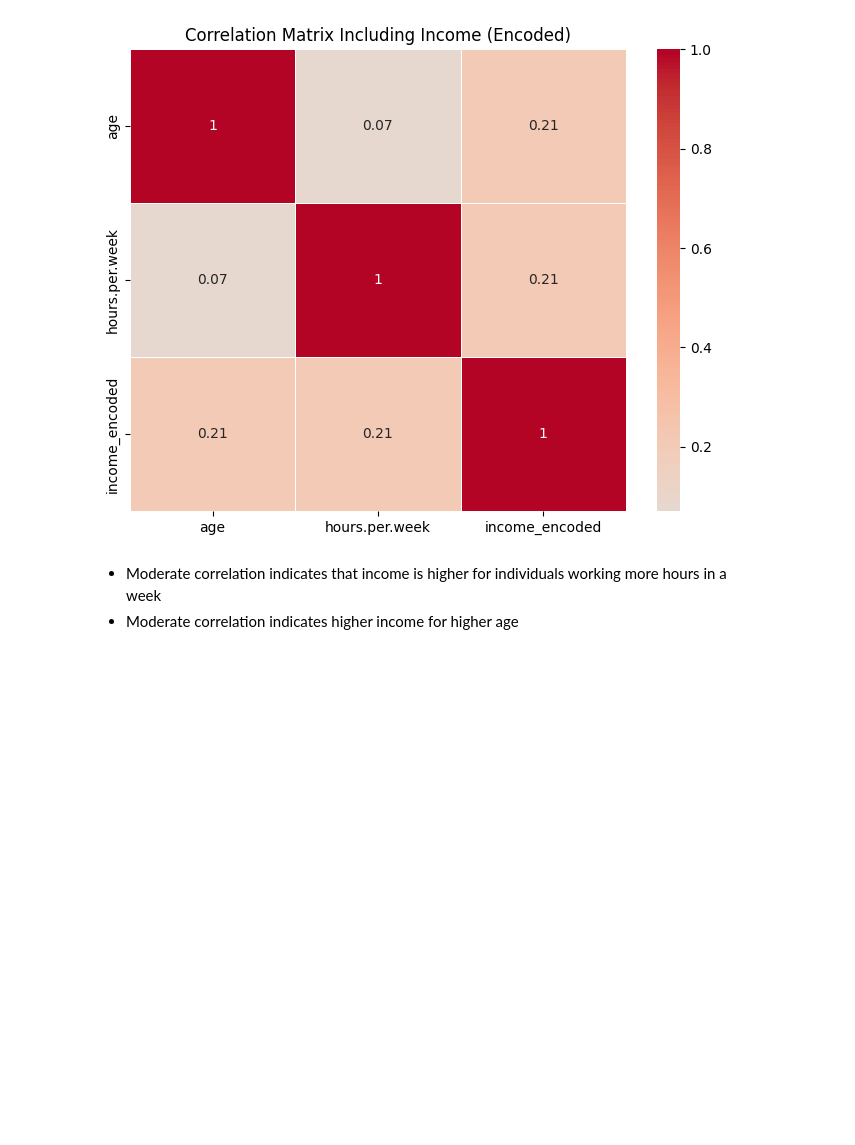
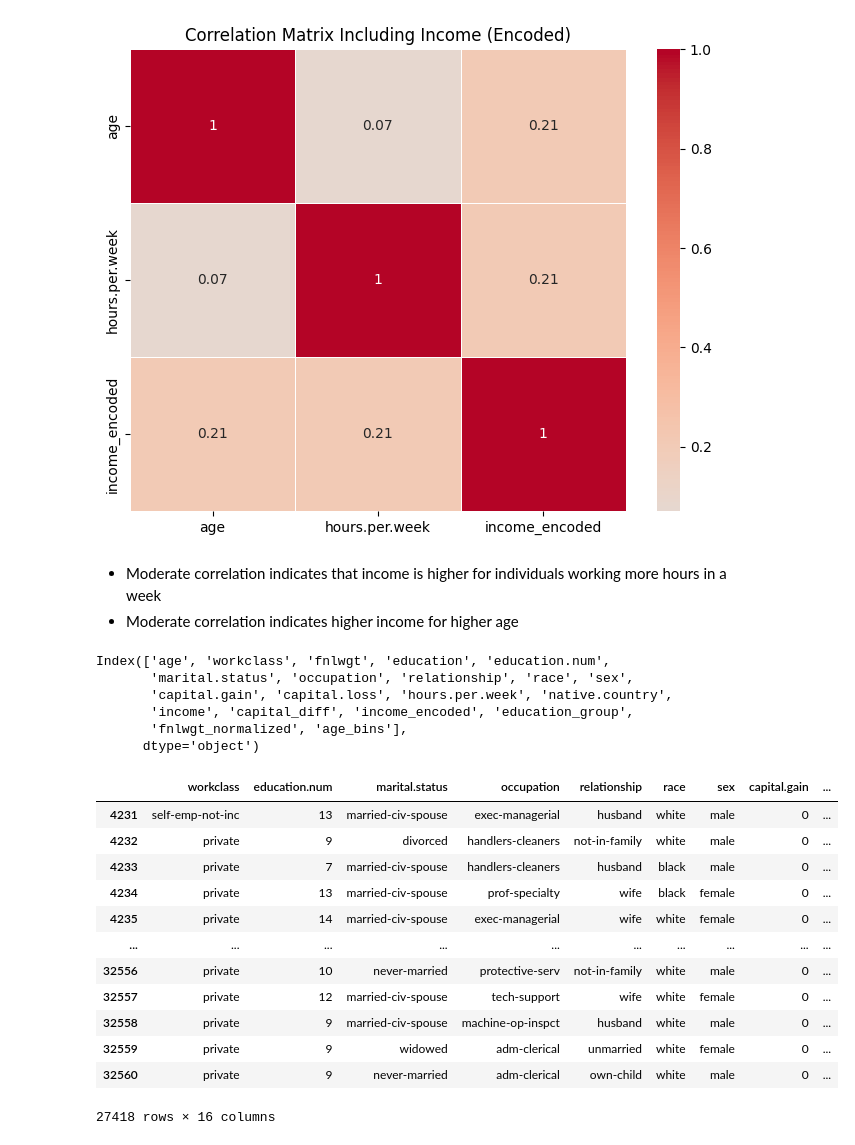
Before and after one commit to atharvawadekar/Adult-census-income-classification, a Jupyter notebook: phase1_eda.ipynb, the cells around one changed output. Cells and saved outputs as stored; diff of their text form; code cells hidden in the pictures; blank space fills up the shorter version.

```diff
--- a/phase1_eda.ipynb
+++ b/phase1_eda.ipynb
@@ -1170,3 +1157,32 @@ plt.show()
 # %% [markdown]
 - Moderate correlation indicates that income is higher for individuals working more hours in a week
 - Moderate correlation indicates higher income for higher age
+# %%
+df.columns
+# %% [output]
+Index(['age', 'workclass', 'fnlwgt', 'education', 'education.num',
+       'marital.status', 'occupation', 'relationship', 'race', 'sex',
+       'capital.gain', 'capital.loss', 'hours.per.week', 'native.country',
+       'income', 'capital_diff', 'income_encoded', 'education_group',
+       'fnlwgt_normalized', 'age_bins'],
+      dtype='object')
+# %%
+df_final = df[['workclass', 'education.num',
+       'marital.status', 'occupation', 'relationship', 'race', 'sex',
+       'capital.gain', 'capital.loss', 'hours.per.week', 'native.country','capital_diff', 'income_encoded', 'education_group',
+       'fnlwgt_normalized', 'age_bins']] #education.num
+df_final
+# %% [output]
+|  | workclass | education.num | marital.status | occupation | relationship | race | sex | capital.gain | ... |
+| 4231 | self-emp-not-inc | 13 | married-civ-spouse | exec-managerial | husband | white | male | 0 | ... |
+| 4232 | private | 9 | divorced | handlers-cleaners | not-in-family | white | male | 0 | ... |
+| 4233 | private | 7 | married-civ-spouse | handlers-cleaners | husband | black | male | 0 | ... |
+| 4234 | private | 13 | married-civ-spouse | prof-specialty | wife | black | female | 0 | ... |
+| 4235 | private | 14 | married-civ-spouse | exec-managerial | wife | white | female | 0 | ... |
+| ... | ... | ... | ... | ... | ... | ... | ... | ... | ... |
+| 32556 | private | 10 | never-married | protective-serv | not-in-family | white | male | 0 | ... |
+| 32557 | private | 12 | married-civ-spouse | tech-support | wife | white | female | 0 | ... |
+| 32558 | private | 9 | married-civ-spouse | machine-op-inspct | husband | white | male | 0 | ... |
+| 32559 | private | 9 | widowed | adm-clerical | unmarried | white | female | 0 | ... |
+| 32560 | private | 9 | never-married | adm-clerical | own-child | white | male | 0 | ... |
+27418 rows × 16 columns
```
Also changed, not shown: parts of 33 cells of this notebook.
